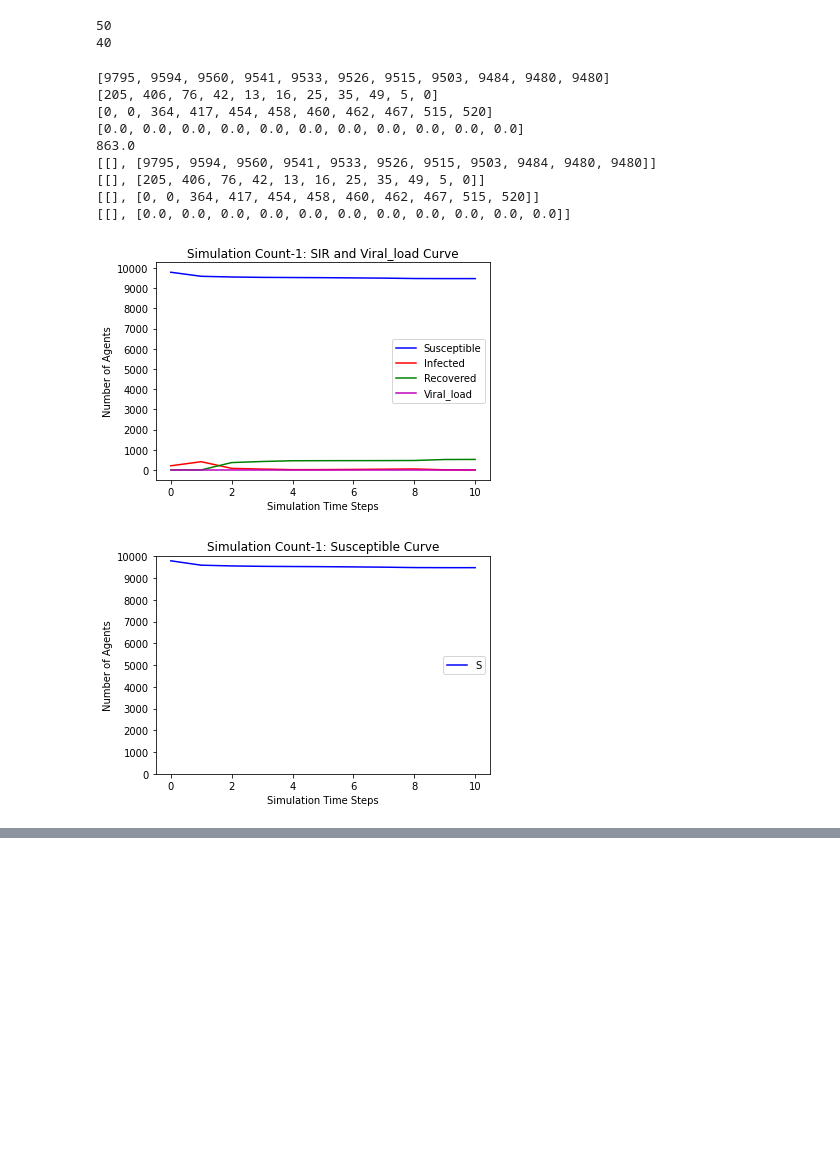
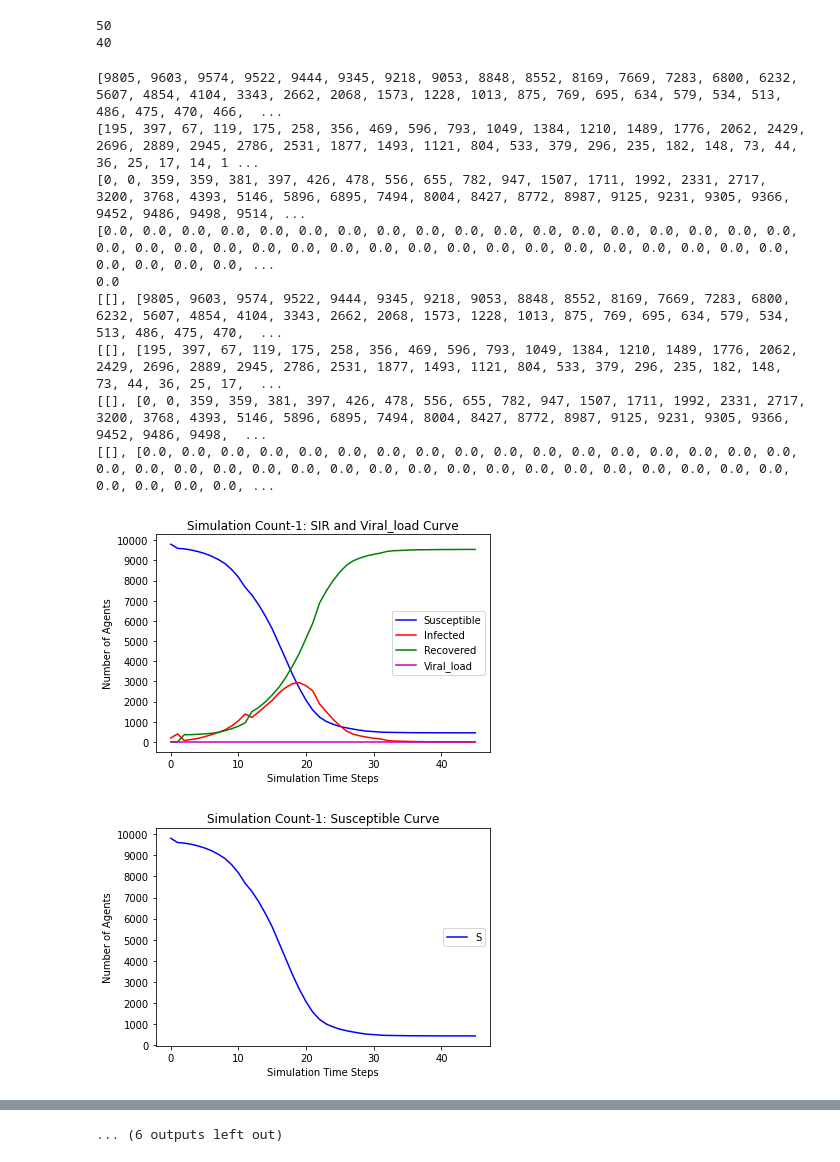
Before and after one commit to rajeshkpandey/AWESOME-FER, a Jupyter notebook: Epidemics_ABM_python_latest_symptom_isolation.ipynb, the cells around one changed output, grey strips where cells are left out. Drawn from its saved outputs; the diff is of its cells as text; code cells hidden in the pictures; blank space fills up the shorter version.

```diff
--- a/Epidemics_ABM_python_latest_symptom_isolation.ipynb
+++ b/Epidemics_ABM_python_latest_symptom_isolation.ipynb
@@ -13,8 +13,8 @@ N = 50  # 50 Indian Cities
 K = 10000  # 10000 Agents(people under observation on SIR modeling)
 #M = 30  # 30 Edges
 NN = 40 # 40 nodes (contact places) of Cities
-NUM_TESTS  = K/5 #Number of test available
-PAS = 0.3 #Probability of Asymptomatic
+NUM_TESTS  = K/10 #Number of test available
+PAS = 0.2 #Probability of Asymptomatic
 PS = 1 - PAS #Probability of Not Asymptomatic(i.e. Symptomatic)
 
 
@@ -459,7 +459,7 @@ for i in range(100):
   while Ij > 0 or Vj >= 1 :
     Node_p,Node_n,Agent_p,Agent_n,num_tests_n = random_walk(Graph,GraphN,Node_n,Agent_n,1,1,num_tests_n)
     count_timestep=count_timestep+1
-    if count_timestep == 7:
+    if count_timestep == 10:
       num_tests_n = NUM_TESTS
       count_timestep=0
     #if num_tests_n < K/100:
@@ -499,41 +499,41 @@ for i in range(100):
   plt.title('Simulation Count-'+str(i+1)+': Susceptible Curve')
   plt.ylabel('Number of Agents')
   plt.yticks(np.arange(0,K+1, K/10))
   plt.legend(("Susceptible"),loc='center right')
   plt.show()
 
   plt.plot(T, I, 'r')
   plt.xlabel('Simulation Time Steps')
   plt.title('Simulation Count-'+str(i+1)+': Infected Curve')
   plt.ylabel('Number of Agents')
   plt.yticks(np.arange(0,K+1, K/10))
   plt.legend(("Infected"),loc='center right')
   plt.show()
 
   plt.plot(T, R, 'g')
   plt.xlabel('Simulation Time Steps')
   plt.title('Simulation Count-'+str(i+1)+': Recovered Curve')
   plt.ylabel('Number of Agents')
   plt.yticks(np.arange(0,K+1, K/10))
   plt.legend(("Recovered"),loc='center right')
   plt.show()
 
   plt.plot(T, V, 'm')
   plt.xlabel('Simulation Time Steps')
   plt.title('Simulation Count-'+str(i+1)+': Viral_load Curve')
   plt.ylabel('Number of Agents')
   plt.yticks(np.arange(0,K+1, K/10))
   plt.legend(("Viral_load"),loc='center right')
   plt.show()
 # %% [output]
-[9795, 9594, 9560, 9541, 9533, 9526, 9515, 9503, 9484, 9480, 9480]
-[205, 406, 76, 42, 13, 16, 25, 35, 49, 5, 0]
-[0, 0, 364, 417, 454, 458, 460, 462, 467, 515, 520]
-[0.0, 0.0, 0.0, 0.0, 0.0, 0.0, 0.0, 0.0, 0.0, 0.0, 0.0]
-863.0
-[[], [9795, 9594, 9560, 9541, 9533, 9526, 9515, 9503, 9484, 9480, 9480]]
-[[], [205, 406, 76, 42, 13, 16, 25, 35, 49, 5, 0]]
-[[], [0, 0, 364, 417, 454, 458, 460, 462, 467, 515, 520]]
-[[], [0.0, 0.0, 0.0, 0.0, 0.0, 0.0, 0.0, 0.0, 0.0, 0.0, 0.0]]
+[9805, 9603, 9574, 9522, 9444, 9345, 9218, 9053, 8848, 8552, 8169, 7669, 7283, 6800, 6232, 5607, 4854, 4104, 3343, 2662, 2068, 1573, 1228, 1013, 875, 769, 695, 634, 579, 534, 513, 486, 475, 470, 466,  ...
+[195, 397, 67, 119, 175, 258, 356, 469, 596, 793, 1049, 1384, 1210, 1489, 1776, 2062, 2429, 2696, 2889, 2945, 2786, 2531, 1877, 1493, 1121, 804, 533, 379, 296, 235, 182, 148, 73, 44, 36, 25, 17, 14, 1 ...
+[0, 0, 359, 359, 381, 397, 426, 478, 556, 655, 782, 947, 1507, 1711, 1992, 2331, 2717, 3200, 3768, 4393, 5146, 5896, 6895, 7494, 8004, 8427, 8772, 8987, 9125, 9231, 9305, 9366, 9452, 9486, 9498, 9514, ...
+[0.0, 0.0, 0.0, 0.0, 0.0, 0.0, 0.0, 0.0, 0.0, 0.0, 0.0, 0.0, 0.0, 0.0, 0.0, 0.0, 0.0, 0.0, 0.0, 0.0, 0.0, 0.0, 0.0, 0.0, 0.0, 0.0, 0.0, 0.0, 0.0, 0.0, 0.0, 0.0, 0.0, 0.0, 0.0, 0.0, 0.0, 0.0, 0.0, 0.0, ...
+0.0
+[[], [9805, 9603, 9574, 9522, 9444, 9345, 9218, 9053, 8848, 8552, 8169, 7669, 7283, 6800, 6232, 5607, 4854, 4104, 3343, 2662, 2068, 1573, 1228, 1013, 875, 769, 695, 634, 579, 534, 513, 486, 475, 470,  ...
+[[], [195, 397, 67, 119, 175, 258, 356, 469, 596, 793, 1049, 1384, 1210, 1489, 1776, 2062, 2429, 2696, 2889, 2945, 2786, 2531, 1877, 1493, 1121, 804, 533, 379, 296, 235, 182, 148, 73, 44, 36, 25, 17,  ...
+[[], [0, 0, 359, 359, 381, 397, 426, 478, 556, 655, 782, 947, 1507, 1711, 1992, 2331, 2717, 3200, 3768, 4393, 5146, 5896, 6895, 7494, 8004, 8427, 8772, 8987, 9125, 9231, 9305, 9366, 9452, 9486, 9498,  ...
+[[], [0.0, 0.0, 0.0, 0.0, 0.0, 0.0, 0.0, 0.0, 0.0, 0.0, 0.0, 0.0, 0.0, 0.0, 0.0, 0.0, 0.0, 0.0, 0.0, 0.0, 0.0, 0.0, 0.0, 0.0, 0.0, 0.0, 0.0, 0.0, 0.0, 0.0, 0.0, 0.0, 0.0, 0.0, 0.0, 0.0, 0.0, 0.0, 0.0, ...
-[figure, old version]
+[figure, new version]
-[figure, old version]
+[figure, new version]
@@ -552,3 +557,4 @@ for i in range(100):
+... (6 outputs left out)
 # %%
 SC = SS[1]
 IC = II[1]
```
Also changed, not shown: parts of 4 cells of this notebook.
